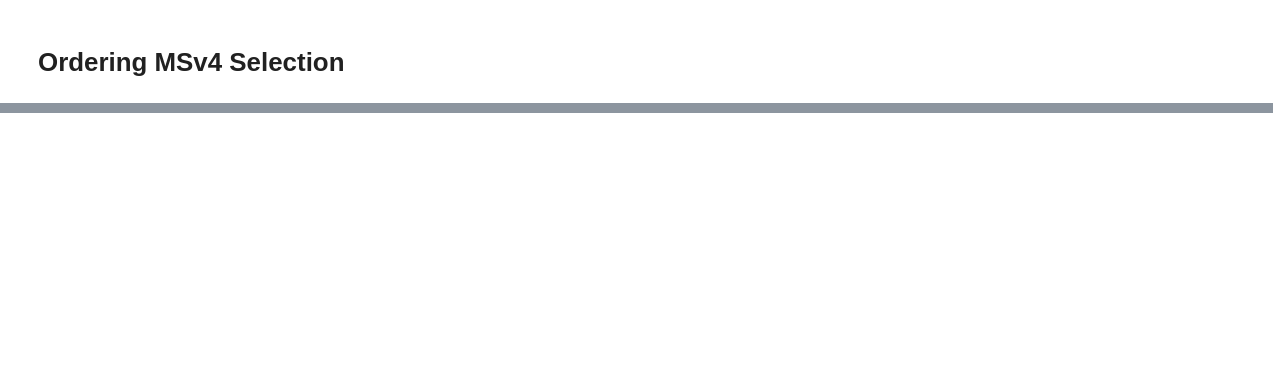
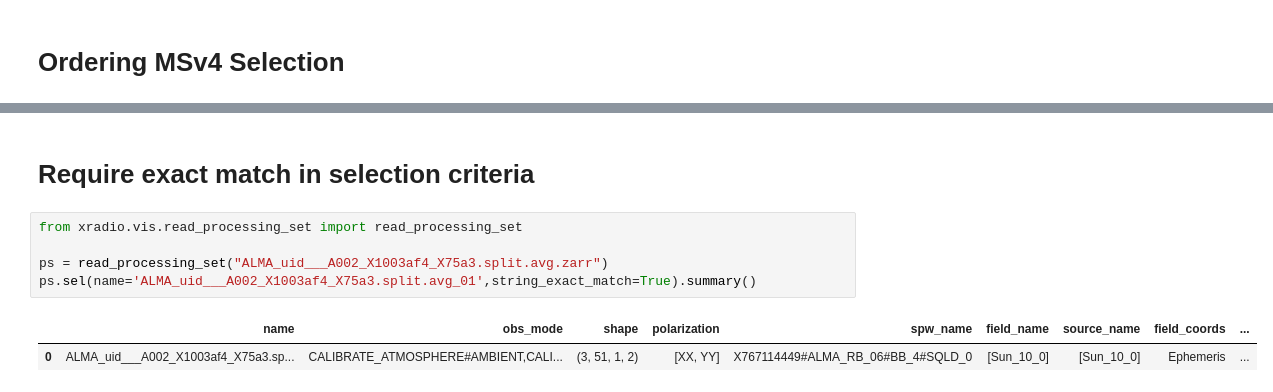
Before and after one commit to casangi/xradio, a Jupyter notebook: reviews/review_ps.ipynb, the cells around one changed output, grey strips where cells are left out. Cells and saved outputs as stored; diff of their text form; blank space fills up the shorter version.

```diff
--- a/reviews/review_ps.ipynb
+++ b/reviews/review_ps.ipynb
@@ -193,0 +236,10 @@ Data variables:
+# %% [markdown]
+# Require exact match in selection criteria
+# %%
+from xradio.vis.read_processing_set import read_processing_set
+
+ps = read_processing_set("ALMA_uid___A002_X1003af4_X75a3.split.avg.zarr")
+ps.sel(name='ALMA_uid___A002_X1003af4_X75a3.split.avg_01',string_exact_match=True).summary()
+# %% [output]
+|  | name | obs_mode | shape | polarization | spw_name | field_name | source_name | field_coords | ... |
+| 0 | ALMA_uid___A002_X1003af4_X75a3.sp... | CALIBRATE_ATMOSPHERE#AMBIENT,CALI... | (3, 51, 1, 2) | [XX, YY] | X767114449#ALMA_RB_06#BB_4#SQLD_0 | [Sun_10_0] | [Sun_10_0] | Ephemeris | ... |
```
Also changed, not shown: parts of 14 cells of this notebook, 2 other files.
